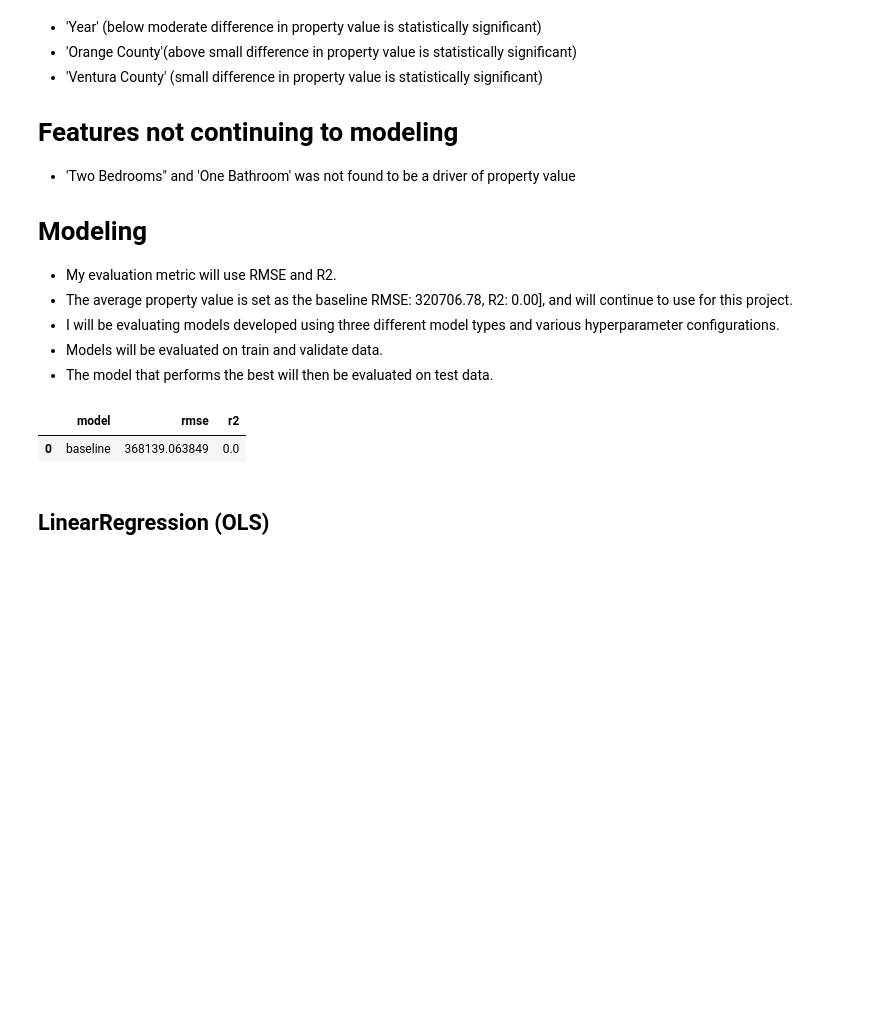
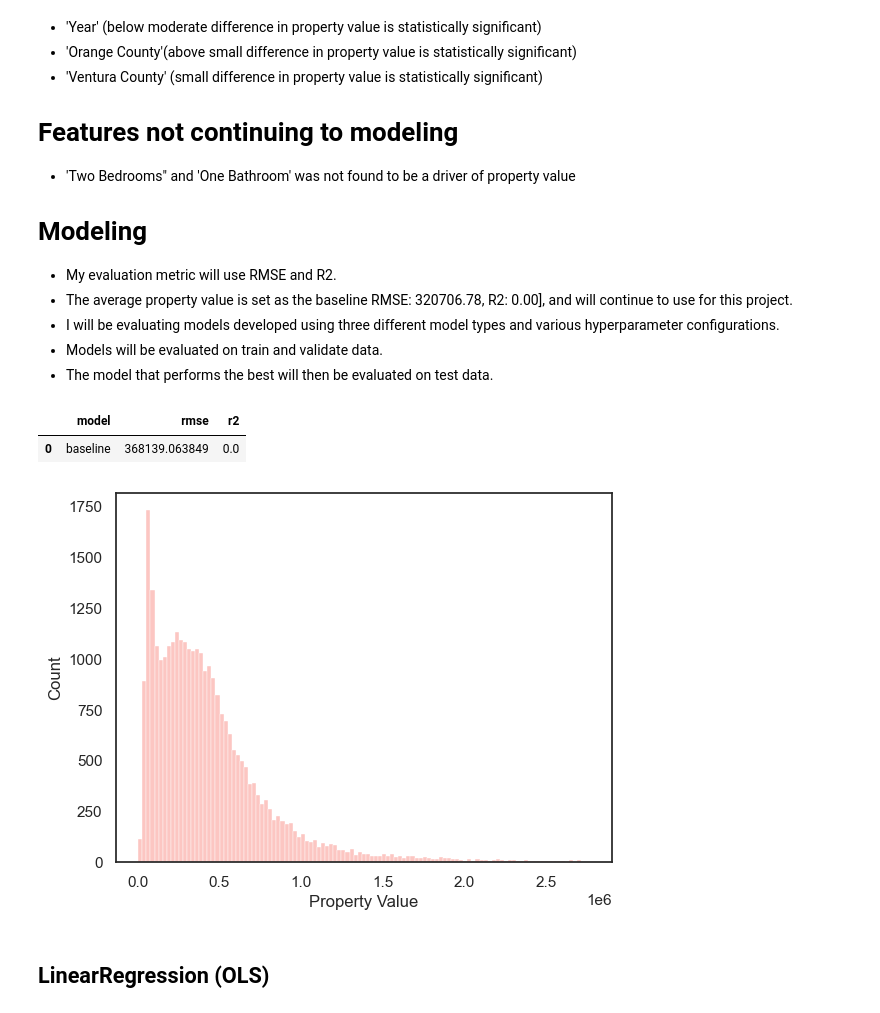
Before and after one commit to Keila-Camarillo/zillow_project, a Jupyter notebook: final_report.ipynb, the cells around one changed output. Drawn from its saved outputs; the diff is of its cells as text; code cells hidden in the pictures; blank space fills up the shorter version.

```diff
--- a/final_report.ipynb
+++ b/final_report.ipynb
@@ -108,5 +108,3 @@ train.head()
 | 12771 | 275213.0 | 1356.0 | 2.0 | 2.0 | 1.0 | LA | 1959.0 | 1 | 0 | 0 |
 # %% [markdown]
 # Explore
-# %%
-ex.train_heat(train)
@@ -286,6 +257,13 @@ metrics_df
 # %% [output]
 |  | model | rmse | r2 |
 | 0 | baseline | 368139.063849 | 0.0 |
+# %%
+# Display the plot
+sns.histplot(data=y_train)
+plt.xlabel("Property Value")
+plt.show()
+# %% [output]
+[figure, added]
 # %% [markdown]
 ## LinearRegression (OLS)
 # %%
```
Also changed, not shown: parts of 18 cells of this notebook, 1 other file.
